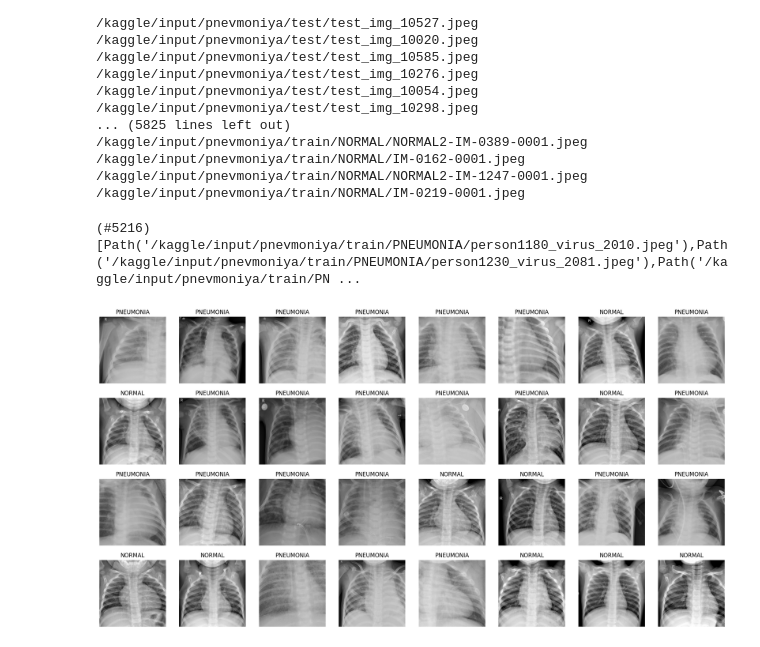
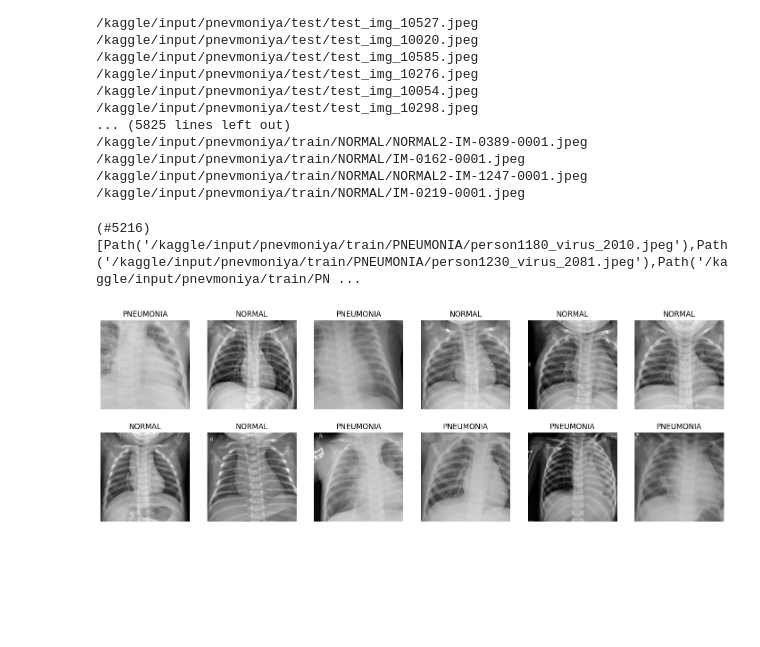
Before and after one commit to MuxammadsodiqDev/mohirdev-nazoratlari, a Jupyter notebook: pnevmaniya-tashhisi.ipynb, the cells around one changed output. Saved outputs shown, nothing was run; the diff lists cells and outputs as text; code cells hidden in the pictures; blank space fills up the shorter version.

```diff
--- a/pnevmaniya-tashhisi.ipynb
+++ b/pnevmaniya-tashhisi.ipynb
@@ -37,3 +37,9 @@ for dirname, _, filenames in os.walk('/kaggle/input'):
 # %%
 from ipywidgets import  widgets
 from fastai.vision.all import *
+
+path = Path('/kaggle/input/pnevmoniya/train')
+fls = get_image_files(path)
+fls
+# %% [output]
+(#5216) [Path('/kaggle/input/pnevmoniya/train/PNEUMONIA/person1180_virus_2010.jpeg'),Path('/kaggle/input/pnevmoniya/train/PNEUMONIA/person1230_virus_2081.jpeg'),Path('/kaggle/input/pnevmoniya/train/PN ...
@@ -42,23 +46,18 @@ path = Path('/kaggle/input/pnevmoniya/train')
-# %%
-fls = get_image_files(path)
-fls
-# %% [output]
-(#5216) [Path('/kaggle/input/pnevmoniya/train/PNEUMONIA/person1180_virus_2010.jpeg'),Path('/kaggle/input/pnevmoniya/train/PNEUMONIA/person1230_virus_2081.jpeg'),Path('/kaggle/input/pnevmoniya/train/PN ...
 # %%
 #Datablock yaratamiz
 pnevmaniya = DataBlock(
     blocks=(ImageBlock, CategoryBlock),
     get_items = get_image_files,
-    splitter = RandomSplitter(valid_pct = 0.2,seed = 42),
+    splitter = RandomSplitter(valid_pct = 0.1,seed = 42),
     get_y = parent_label,
-    item_tfms = Resize(224))
+    item_tfms = Resize(324))
 
 # Dataloader yaratamiz
 dls = pnevmaniya.dataloaders(path)
 
 #datasetni tekshirish
-dls.train.show_batch(max_n=32,nrows=4)
+dls.train.show_batch(max_n=12,nrows=2)
 # %% [output]
-[figure, old version]
+[figure, new version]
 # %%
 learn = vision_learner(dls,resnet34, metrics = accuracy)
```
Also changed, not shown: parts of 4 cells of this notebook.
